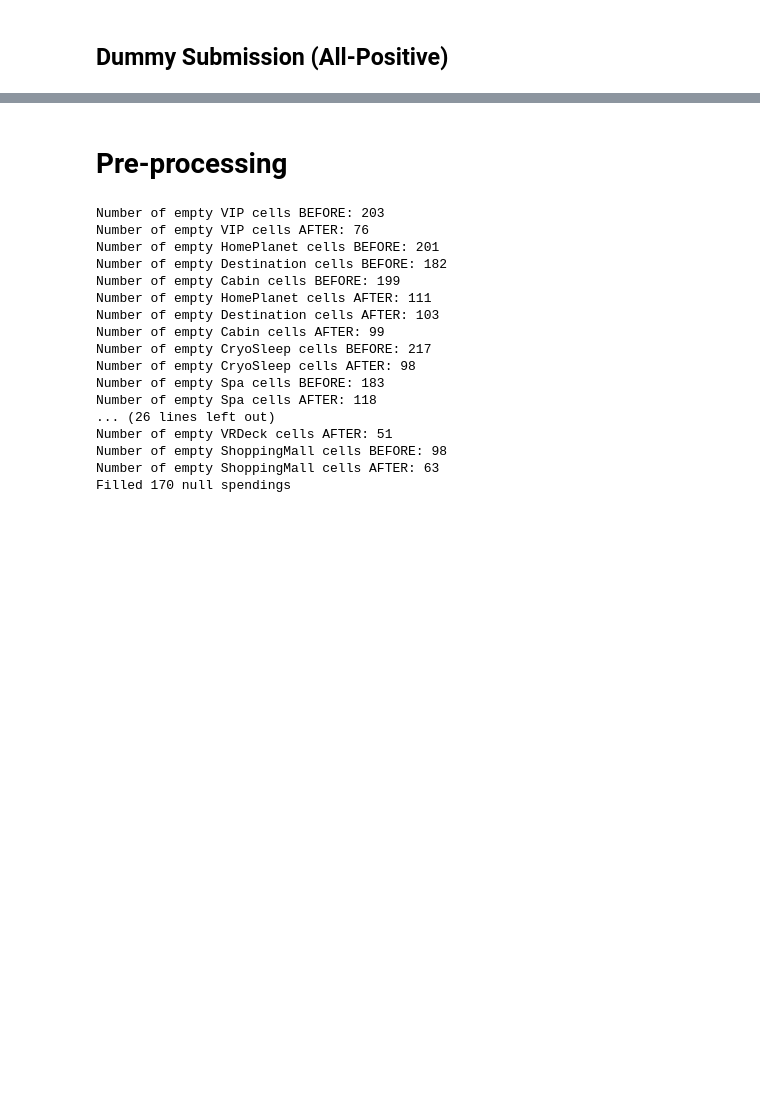
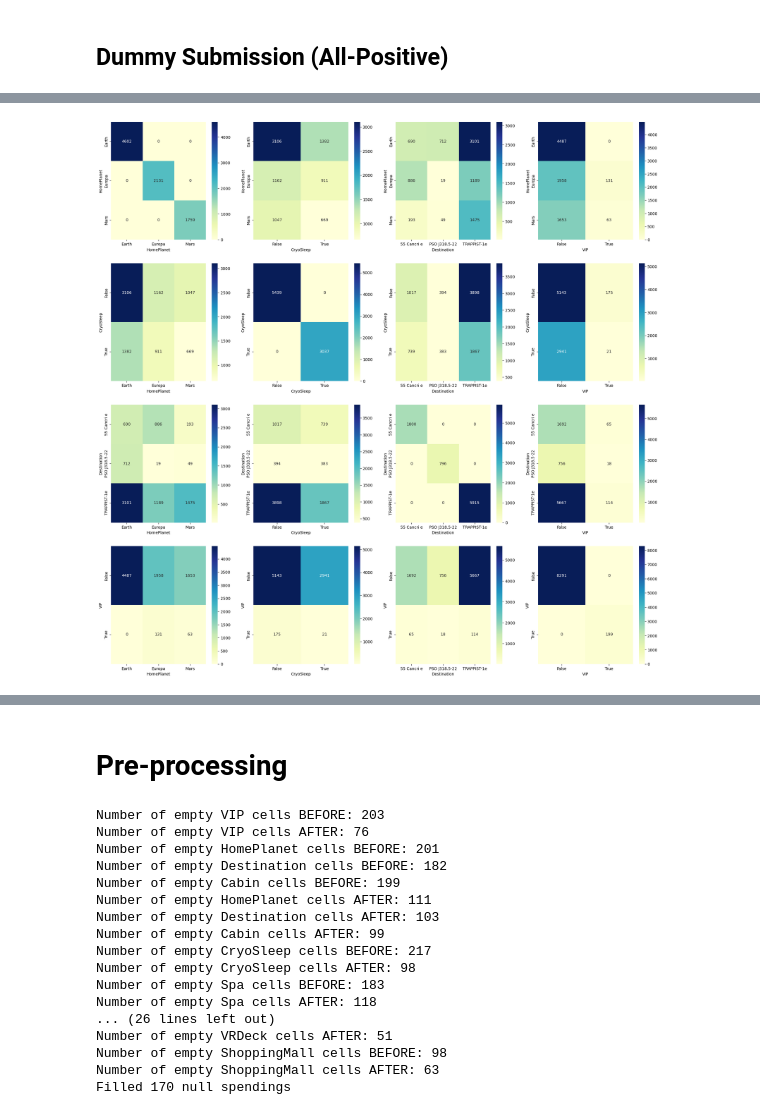
Before and after one commit to usu-wallace/CS4320_Group_Project_01, a Jupyter notebook: working/CS4320_GroupProject.ipynb, the cells around one changed output, grey strips where cells are left out. Saved outputs shown, nothing was run; the diff lists cells and outputs as text; code cells hidden in the pictures; blank space fills up the shorter version.

```diff
--- a/working/CS4320_GroupProject.ipynb
+++ b/working/CS4320_GroupProject.ipynb
@@ -24,0 +110,12 @@ def dummy_submit():
+# %%
+to_bar = ['HomePlanet', 'CryoSleep', 'Destination', 'VIP']
+# %%
+fig, axes = plt.subplots(4, 4, figsize=(25,25))
+
+for i in range(4):
+    for j in range(4):
+        cross_tab = pd.crosstab(train_df[to_bar[i]], train_df[to_bar[j]])
+        sns.heatmap(cross_tab, annot=True, cmap="YlGnBu", fmt='g', cbar=True, ax=axes[i, j])
+plt.show()
+# %% [output]
+[figure, added]
```
Also changed, not shown: parts of 21 cells of this notebook.
